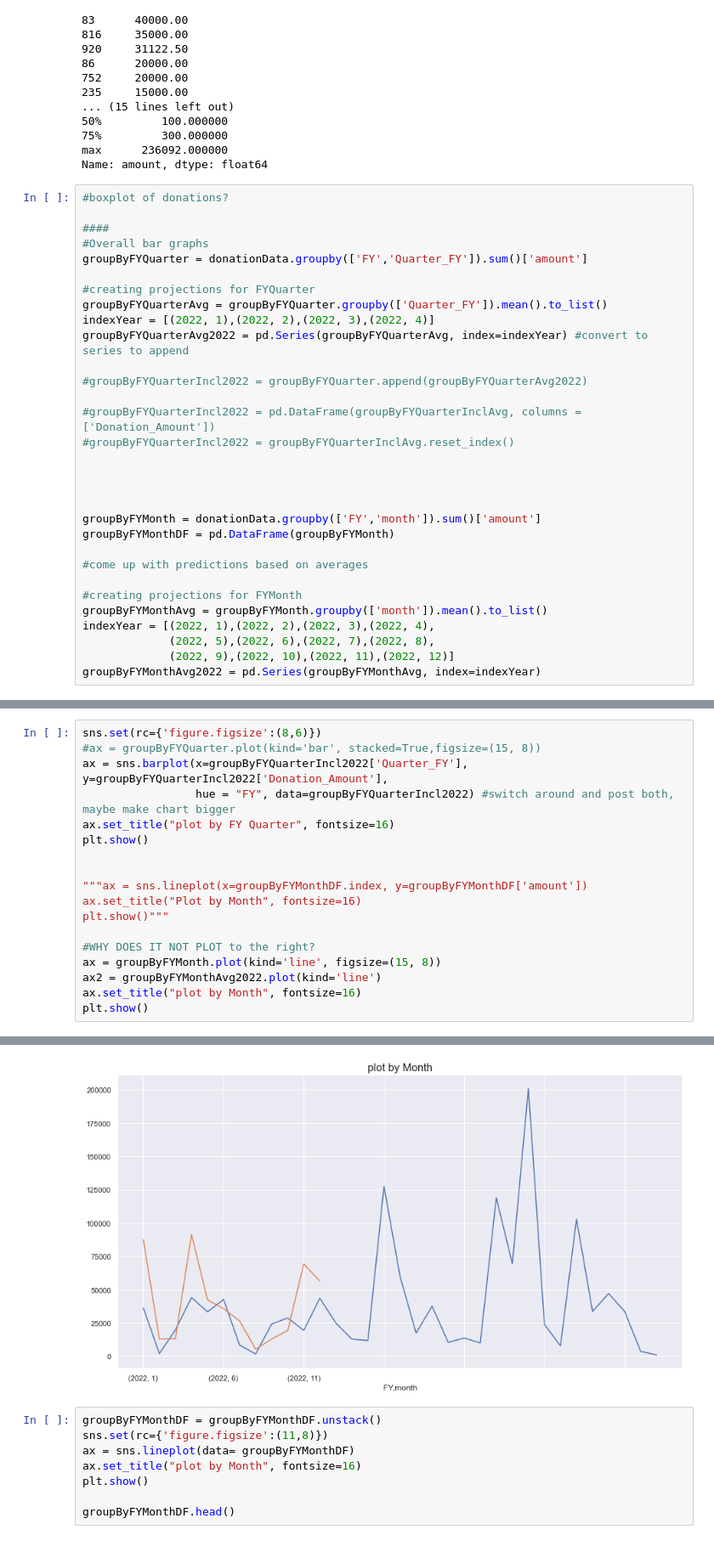
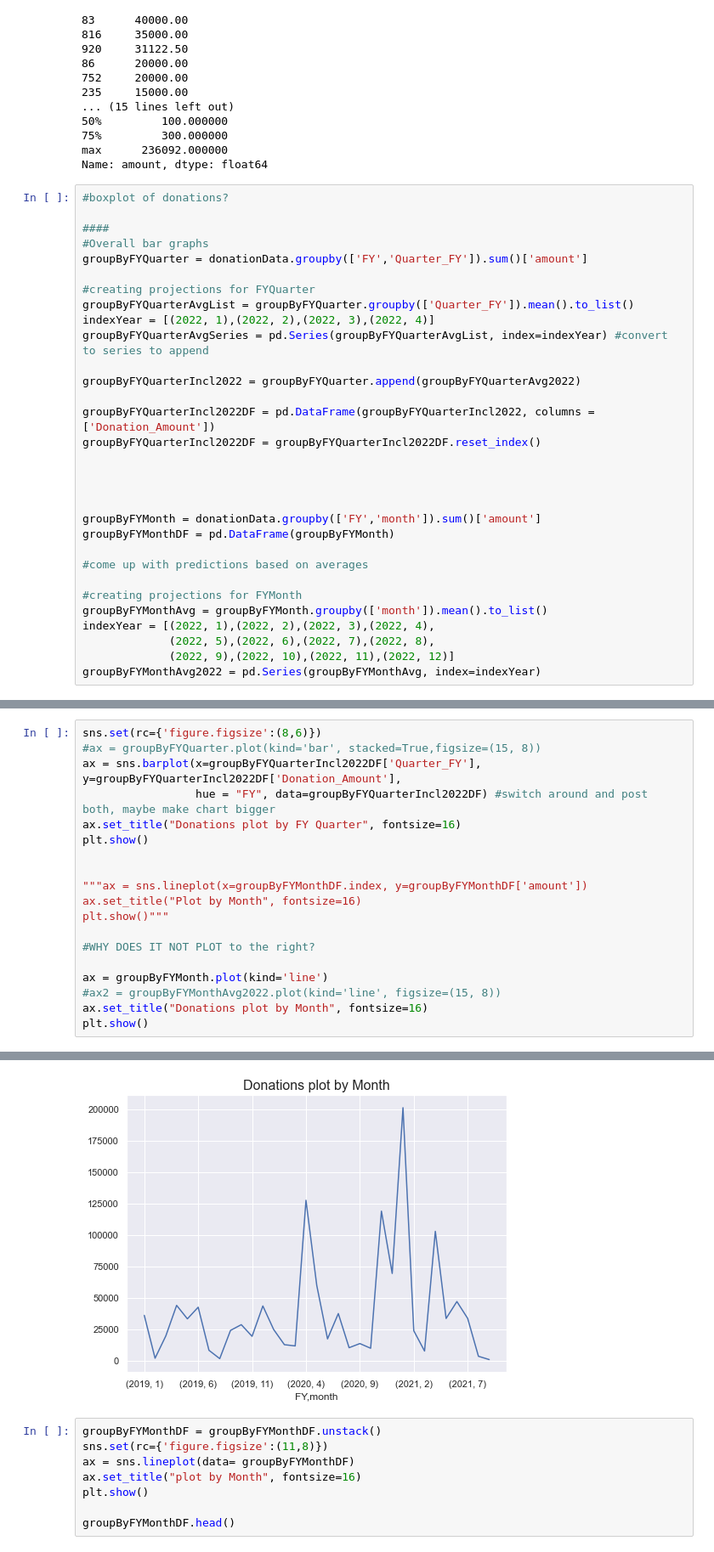
Before and after one commit to cacalc/2022_datathon, a Jupyter notebook: donations_anonymized.ipynb, the cells around one changed output, grey strips where cells are left out. Shown at 85% size. Drawn from its saved outputs; the diff is of its cells as text.

Commit message:
Add files via upload
Fixed data structures for graphs

```diff
--- a/donations_anonymized.ipynb
+++ b/donations_anonymized.ipynb
@@ -111,14 +111,14 @@ Name: amount, dtype: float64
 groupByFYQuarter = donationData.groupby(['FY','Quarter_FY']).sum()['amount']
 
 #creating projections for FYQuarter
-groupByFYQuarterAvg = groupByFYQuarter.groupby(['Quarter_FY']).mean().to_list()
+groupByFYQuarterAvgList = groupByFYQuarter.groupby(['Quarter_FY']).mean().to_list()
 indexYear = [(2022, 1),(2022, 2),(2022, 3),(2022, 4)]
-groupByFYQuarterAvg2022 = pd.Series(groupByFYQuarterAvg, index=indexYear) #convert to series to append
+groupByFYQuarterAvgSeries = pd.Series(groupByFYQuarterAvgList, index=indexYear) #convert to series to append
 
-#groupByFYQuarterIncl2022 = groupByFYQuarter.append(groupByFYQuarterAvg2022)
+groupByFYQuarterIncl2022 = groupByFYQuarter.append(groupByFYQuarterAvg2022)
 
-#groupByFYQuarterIncl2022 = pd.DataFrame(groupByFYQuarterInclAvg, columns = ['Donation_Amount'])
-#groupByFYQuarterIncl2022 = groupByFYQuarterInclAvg.reset_index()
+groupByFYQuarterIncl2022DF = pd.DataFrame(groupByFYQuarterIncl2022, columns = ['Donation_Amount'])
+groupByFYQuarterIncl2022DF = groupByFYQuarterIncl2022DF.reset_index()
 
 
 
@@ -153,9 +156,9 @@ dtype: float64
 # %%
 sns.set(rc={'figure.figsize':(8,6)})
 #ax = groupByFYQuarter.plot(kind='bar', stacked=True,figsize=(15, 8))
-ax = sns.barplot(x=groupByFYQuarterIncl2022['Quarter_FY'], y=groupByFYQuarterIncl2022['Donation_Amount'],
-                 hue = "FY", data=groupByFYQuarterIncl2022) #switch around and post both, maybe make chart bigger
-ax.set_title("plot by FY Quarter", fontsize=16)
+ax = sns.barplot(x=groupByFYQuarterIncl2022DF['Quarter_FY'], y=groupByFYQuarterIncl2022DF['Donation_Amount'],
+                 hue = "FY", data=groupByFYQuarterIncl2022DF) #switch around and post both, maybe make chart bigger
+ax.set_title("Donations plot by FY Quarter", fontsize=16)
 plt.show()
 
 
@@ -164,8 +167,9 @@ ax.set_title("Plot by Month", fontsize=16)
 plt.show()"""
 
 #WHY DOES IT NOT PLOT to the right?
-ax = groupByFYMonth.plot(kind='line', figsize=(15, 8))
-ax2 = groupByFYMonthAvg2022.plot(kind='line')
-ax.set_title("plot by Month", fontsize=16)
+
+ax = groupByFYMonth.plot(kind='line')
+#ax2 = groupByFYMonthAvg2022.plot(kind='line', figsize=(15, 8))
+ax.set_title("Donations plot by Month", fontsize=16)
 plt.show()
 # %% [output]
@@ -173,4 +177,4 @@ plt.show()
-[figure, old version]
+[figure, new version]
 # %%
 groupByFYMonthDF = groupByFYMonthDF.unstack()
 sns.set(rc={'figure.figsize':(11,8)})
```
Also changed, not shown: parts of 3 cells of this notebook.
